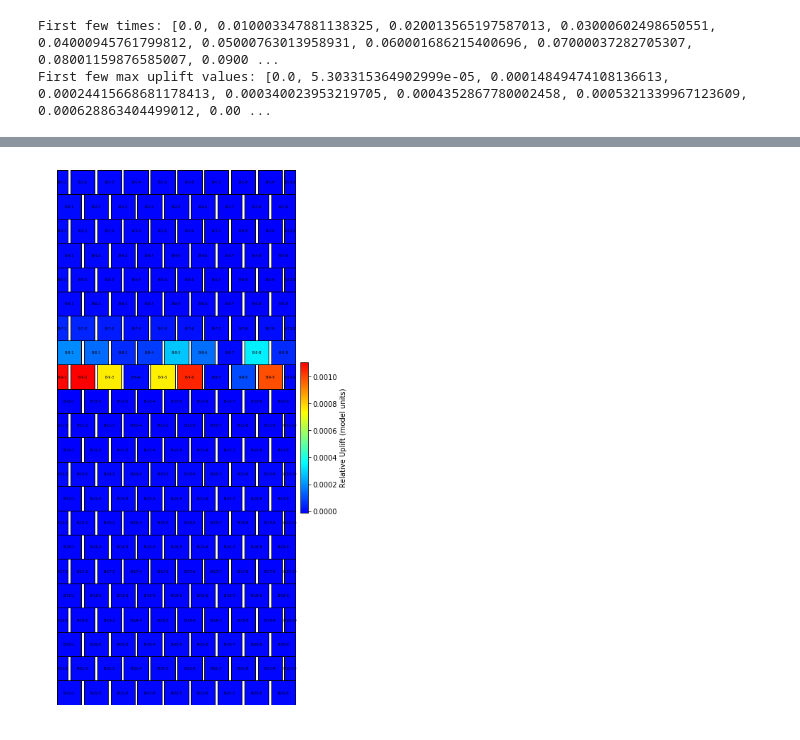
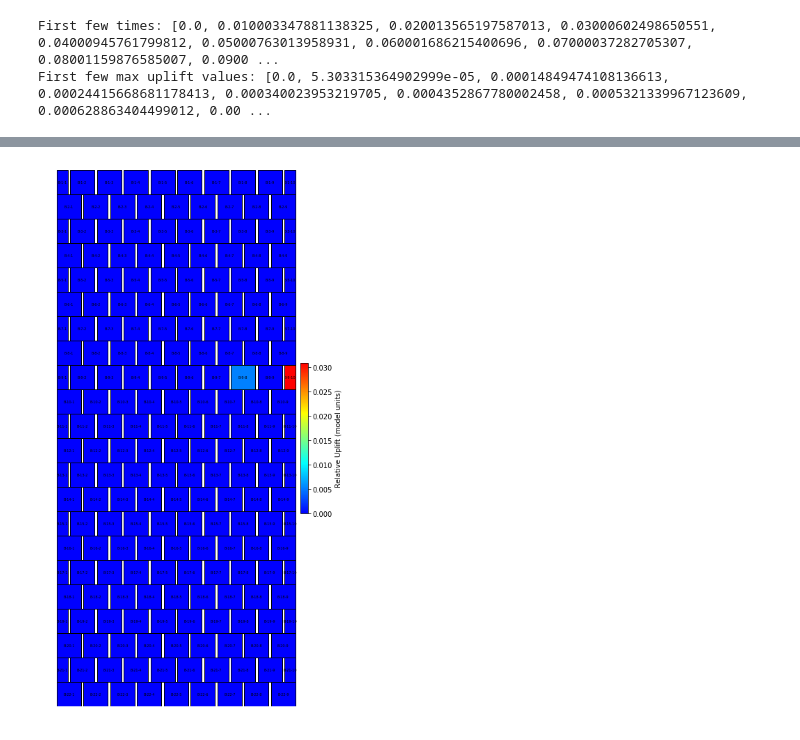
Before and after one commit to ThomasPennockTU/Thesis_Repository, a Jupyter notebook: workfolder/uplift/uplift_notebook.ipynb, the cells around one changed output, grey strips where cells are left out. Drawn from its saved outputs; the diff is of its cells as text; code cells hidden in the pictures.

```diff
--- a/workfolder/uplift/uplift_notebook.ipynb
+++ b/workfolder/uplift/uplift_notebook.ipynb
@@ -340,7 +80,7 @@ import numpy as np
 from matplotlib.colors import LinearSegmentedColormap
 
 # --- Settings ---
-csv_path = 'relative_uplift_timeseries_06.csv'
+csv_path = 'relative_uplift_timeseries_05.csv'
 target_time = 6.03    # time in seconds you want to visualize
 
 # --- Load CSV and get data for time step ---
@@ -427,34 +167,34 @@ for row_num in range(1, rows + 1):
 
         # Draw block name in center
         ax.text(
             x + block_w/2,
             current_y + full_h/2,
             block_name,
             ha='center',
             va='center',
             fontsize=5,
             color='black'
         )
 
         x += block_w + h_spacing
 
 # --- Format figure ---
 ax.set_aspect('equal')
 ax.set_xlim(0, x)
 ax.set_ylim(0, rows * full_h)
 ax.axis('off')
 
 # --- Colorbar ---
 sm = plt.cm.ScalarMappable(cmap=cmap, norm=norm)
 sm.set_array([])
 cbar = plt.colorbar(sm, ax=ax, fraction=0.03, pad=0.01)
 cbar.set_label('Relative Uplift (model units)')
 
 # --- Show figure ---
 plt.tight_layout()
 plt.show()
 # %% [output]
-[figure, old version]
+[figure, new version]
 # %%
 import pandas as pd
 import matplotlib.pyplot as plt
```
Also changed, not shown: parts of 12 cells of this notebook, 6 other files.
